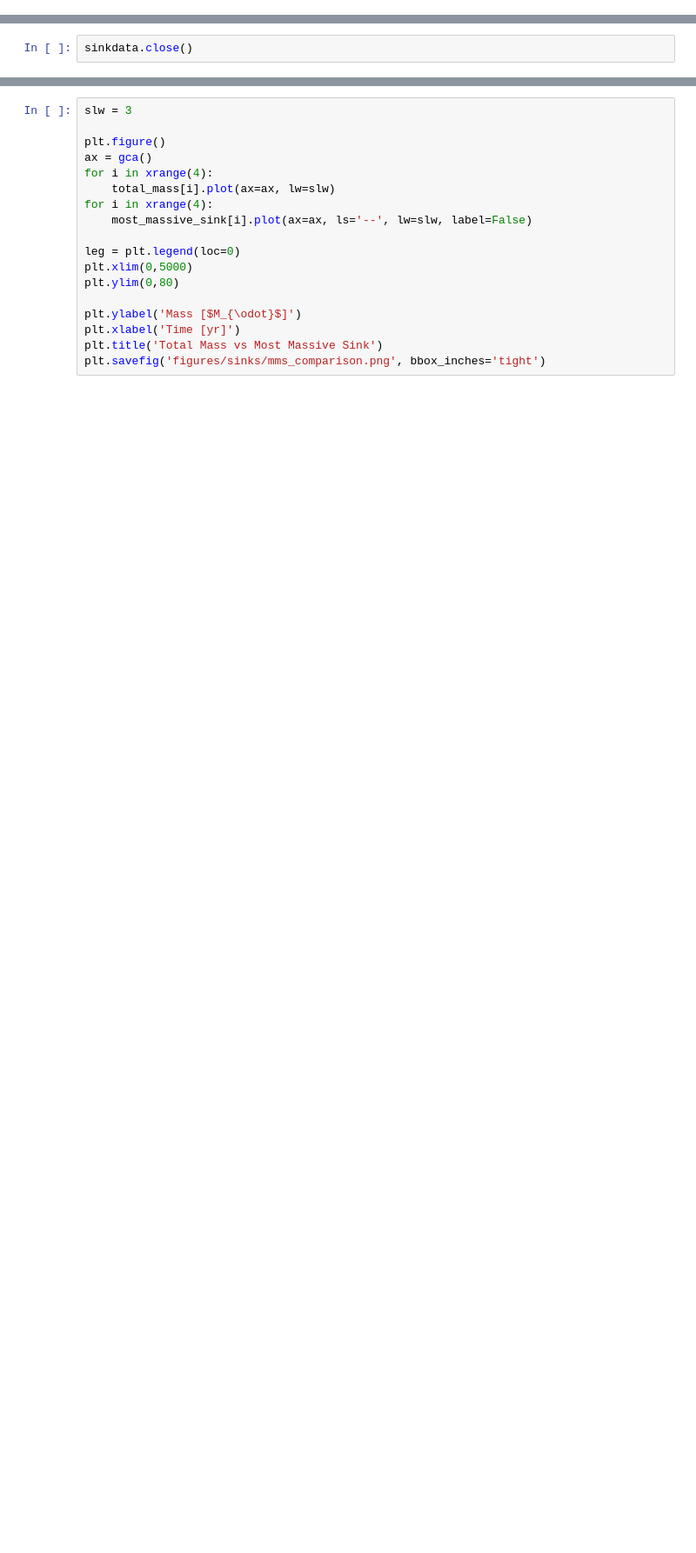
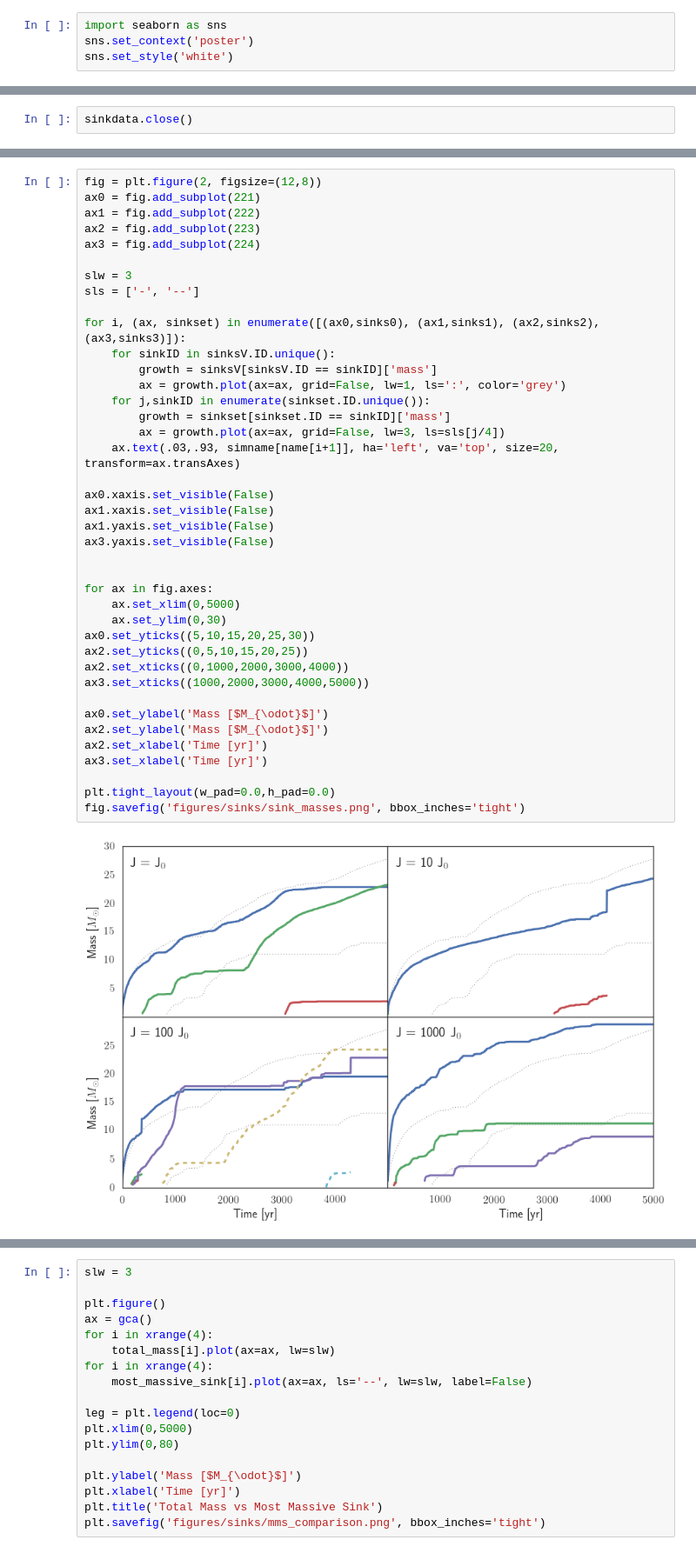
Before and after one commit to hummel/xray_notebooks, a Jupyter notebook: Sinks-tau.ipynb, the cells around one changed output, grey strips where cells are left out. Shown: that part at 87% size. Saved outputs shown, nothing was run; the diff lists cells and outputs as text; blank space fills up the shorter version.

```diff
--- a/Sinks-tau.ipynb
+++ b/Sinks-tau.ipynb
@@ -13,2 +16,6 @@ import pyGadget
+# %%
+import seaborn as sns
+sns.set_context('poster')
+sns.set_style('white')
 # %% [markdown]
 # Sink Accretion History
@@ -152,2 +63,44 @@ mpl.rc('axes', color_cycle=['k','b','g','r','k','b','g','r'])
+# %%
+fig = plt.figure(2, figsize=(12,8))
+ax0 = fig.add_subplot(221)
+ax1 = fig.add_subplot(222)
+ax2 = fig.add_subplot(223)
+ax3 = fig.add_subplot(224)
+
+slw = 3
+sls = ['-', '--']
+
+for i, (ax, sinkset) in enumerate([(ax0,sinks0), (ax1,sinks1), (ax2,sinks2), (ax3,sinks3)]):
+    for sinkID in sinksV.ID.unique():
+        growth = sinksV[sinksV.ID == sinkID]['mass']
+        ax = growth.plot(ax=ax, grid=False, lw=1, ls=':', color='grey')
+    for j,sinkID in enumerate(sinkset.ID.unique()):
+        growth = sinkset[sinkset.ID == sinkID]['mass']
+        ax = growth.plot(ax=ax, grid=False, lw=3, ls=sls[j/4])
+    ax.text(.03,.93, simname[name[i+1]], ha='left', va='top', size=20, transform=ax.transAxes)
+
+ax0.xaxis.set_visible(False)
+ax1.xaxis.set_visible(False)
+ax1.yaxis.set_visible(False)
+ax3.yaxis.set_visible(False)
+
+
+for ax in fig.axes:
+    ax.set_xlim(0,5000)
+    ax.set_ylim(0,30)
+ax0.set_yticks((5,10,15,20,25,30))
+ax2.set_yticks((0,5,10,15,20,25))
+ax2.set_xticks((0,1000,2000,3000,4000))
+ax3.set_xticks((1000,2000,3000,4000,5000))
+
+ax0.set_ylabel('Mass [$M_{\odot}$]')
+ax2.set_ylabel('Mass [$M_{\odot}$]')
+ax2.set_xlabel('Time [yr]')
+ax3.set_xlabel('Time [yr]')
+
+plt.tight_layout(w_pad=0.0,h_pad=0.0)
+fig.savefig('figures/sinks/sink_masses.png', bbox_inches='tight')
+# %% [output]
+[figure, added]
 # %%
 total_mass = []
```
Also changed, not shown: parts of 12 cells of this notebook.
